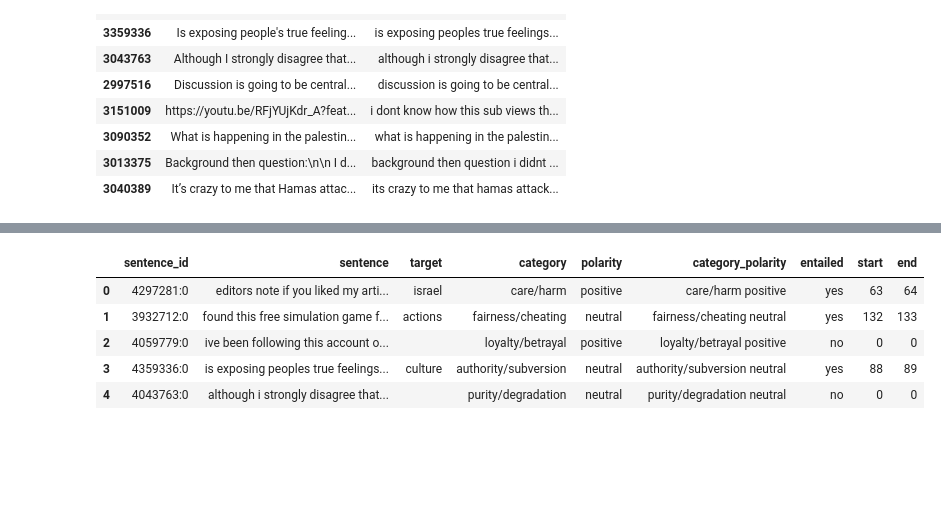
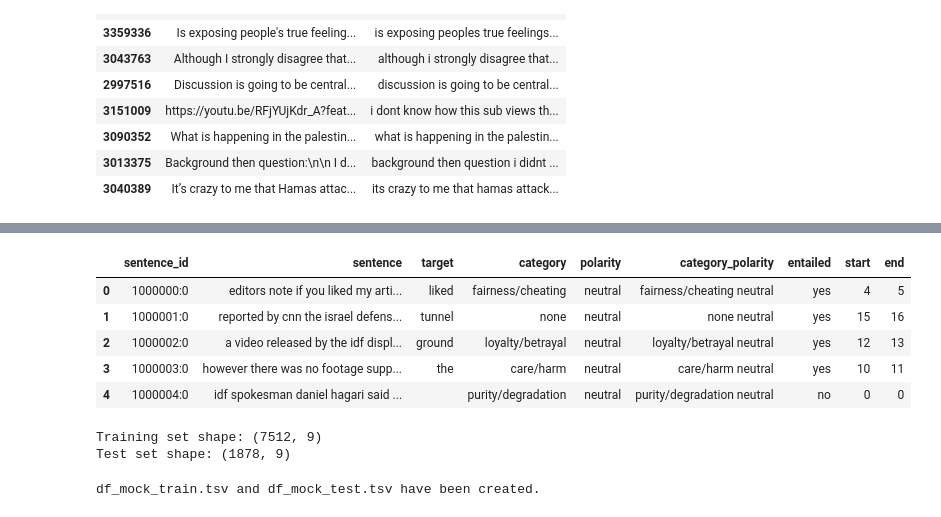
Before and after one commit to Pacozabala/CSCI199.X-TestSpace, a Jupyter notebook: data_test.ipynb, the cells around one changed output, grey strips where cells are left out. Drawn from its saved outputs; the diff is of its cells as text; code cells hidden in the pictures; blank space fills up the shorter version.

```diff
--- a/data_test.ipynb
+++ b/data_test.ipynb
@@ -197 +194,37 @@ memory usage: 15.9+ KB
 None
+# %%
+# sentence segmentation and punctuation removal
+import nltk
+from nltk.tokenize import sent_tokenize
+import string
+
+# Download the punkt tokenizer if you haven't already
+try:
+    nltk.data.find('tokenizers/punkt')
+except nltk.downloader.DownloadError:
+    nltk.download('punkt')
+except LookupError:
+    nltk.download('punkt')
+
+def segment_and_clean_sentences(text):
+    if pd.isna(text):
+        return []
+    sentences = sent_tokenize(text)
+    cleaned_sentences = []
+    for sentence in sentences:
+        # Remove all punctuation from the sentence
+        sentence_no_punct = sentence.translate(str.maketrans('', '', string.punctuation))
+        cleaned_sentences.append(sentence_no_punct)
+    return cleaned_sentences
+
+# Create a new list to store the individual sentences
+sentences_list = []
+for index, row in df_unique.iterrows():
+    cleaned_sentences = segment_and_clean_sentences(row['cleaned_text'])
+    for sentence in cleaned_sentences:
+        sentences_list.append({'sentence': sentence})
+
+# Create a new DataFrame from the list of sentences
+df_sentences = pd.DataFrame(sentences_list)
+display(df_sentences.head())
+df_sentences.info()
@@ -198,11 +246,11 @@ None
 # %%
 # mock data generation
-mft_categories = ["care/harm", "fairness/cheating", "loyalty/betrayal", "authority/subversion", "purity/degradation"]
+mft_categories = ["care/harm", "fairness/cheating", "loyalty/betrayal", "authority/subversion", "purity/degradation", "none"]
 polarities = ["positive", "negative", "neutral"]
 
 data = []
-for i, row in df_sample.iterrows():
-    sentence = row['cleaned_text']
+for i, row in df_sentences.iterrows():
+    sentence = row['sentence']
 
     # Randomly assign category and polarity
     category = random.choice(mft_categories)
@@ -213,35 +261,63 @@ for i, row in df_sample.iterrows():
     entailed = "yes" if random.random() > 0.3 else "no"
 
     if entailed == "yes":
         words = sentence.split()
         if len(words) > 3:
             start = random.randint(0, len(words) - 2)
             end = start + 1
             target = words[start]
         else:
             start, end, target = 0, 0, ""
     else:
         start, end, target = 0, 0, ""
 
     sentence_id = f"{1000000 + i}:{0}"
     data.append({
         "sentence_id": sentence_id,
         "sentence": sentence,
         "target": target,
         "category": category,
         "polarity": polarity,
         "category_polarity": category_polarity,
         "entailed": entailed,
         "start": start,
         "end": end
     })
 
 df_mock = pd.DataFrame(data)
 df_mock.head()
 # %% [output]
 |  | sentence_id | sentence | target | category | polarity | category_polarity | entailed | start | end |
-| 0 | 4297281:0 | editors note if you liked my arti... | israel | care/harm | positive | care/harm positive | yes | 63 | 64 |
-| 1 | 3932712:0 | found this free simulation game f... | actions | fairness/cheating | neutral | fairness/cheating neutral | yes | 132 | 133 |
-| 2 | 4059779:0 | ive been following this account o... |  | loyalty/betrayal | positive | loyalty/betrayal positive | no | 0 | 0 |
-| 3 | 4359336:0 | is exposing peoples true feelings... | culture | authority/subversion | neutral | authority/subversion neutral | yes | 88 | 89 |
-| 4 | 4043763:0 | although i strongly disagree that... |  | purity/degradation | neutral | purity/degradation neutral | no | 0 | 0 |
+| 0 | 1000000:0 | editors note if you liked my arti... | liked | fairness/cheating | neutral | fairness/cheating neutral | yes | 4 | 5 |
+| 1 | 1000001:0 | reported by cnn the israel defens... | tunnel | none | neutral | none neutral | yes | 15 | 16 |
+| 2 | 1000002:0 | a video released by the idf displ... | ground | loyalty/betrayal | neutral | loyalty/betrayal neutral | yes | 12 | 13 |
+| 3 | 1000003:0 | however there was no footage supp... | the | care/harm | neutral | care/harm neutral | yes | 10 | 11 |
+| 4 | 1000004:0 | idf spokesman daniel hagari said ... |  | purity/degradation | neutral | purity/degradation neutral | no | 0 | 0 |
+# %%
+# shuffle dataframe
+df_shuffled = df_mock.sample(frac=1, random_state=42).reset_index(drop=True)
+
+# calculate split point
+split_point = int(len(df_shuffled) * 0.8)
+
+# split into training and testing sets
+df_train = df_shuffled[:split_point]
+df_test = df_shuffled[split_point:]
+
+# save to CSV files
+df_train.to_csv('df_mock_train.csv', index=False)
+df_test.to_csv('df_mock_test.csv', index=False)
+
+print("Training set shape:", df_train.shape)
+print("Test set shape:", df_test.shape)
+# %% [output]
+Training set shape: (7512, 9)
+Test set shape: (1878, 9)
+# %%
+# Save df_train to a TSV file
+df_train.to_csv('df_mock_train.tsv', sep='\t', index=False)
+
+# Save df_test to a TSV file
+df_test.to_csv('df_mock_test.tsv', sep='\t', index=False)
+# %% [output]
+df_mock_train.tsv and df_mock_test.tsv have been created.
```
Also changed, not shown: parts of 11 cells of this notebook.
